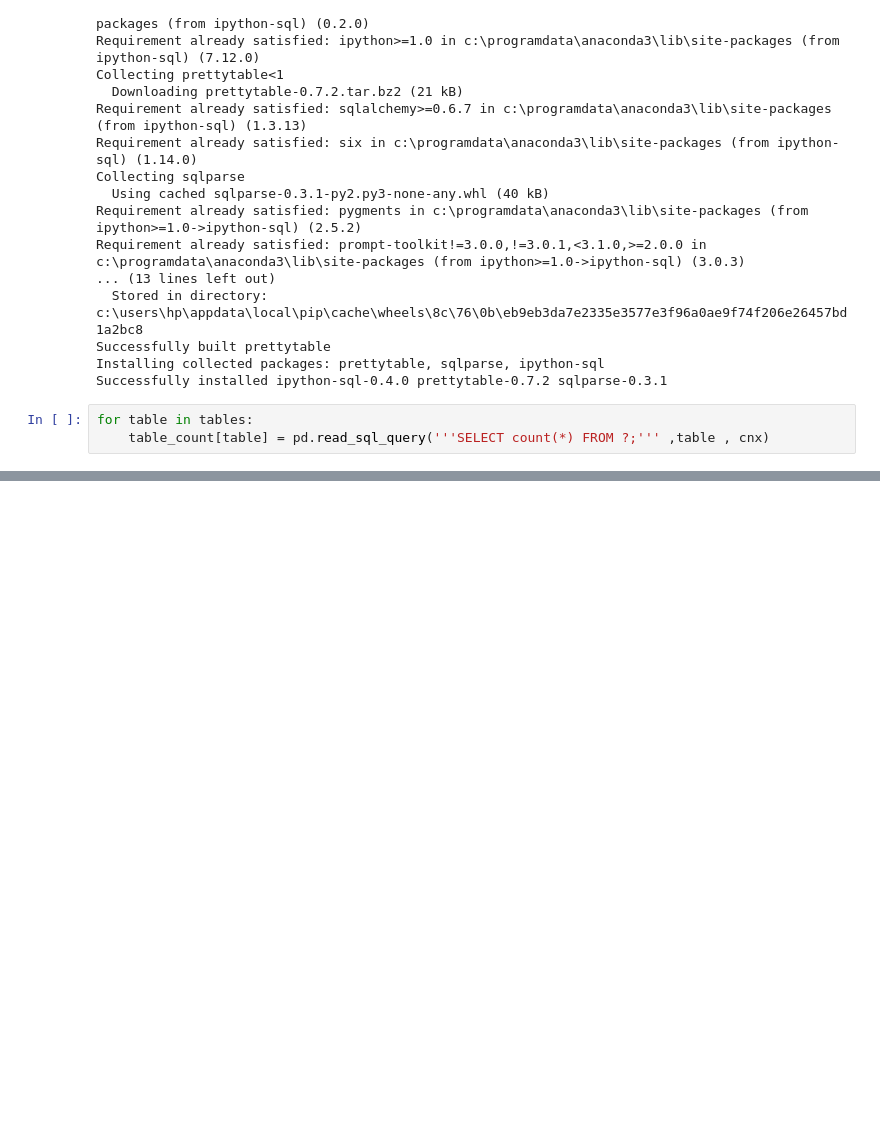
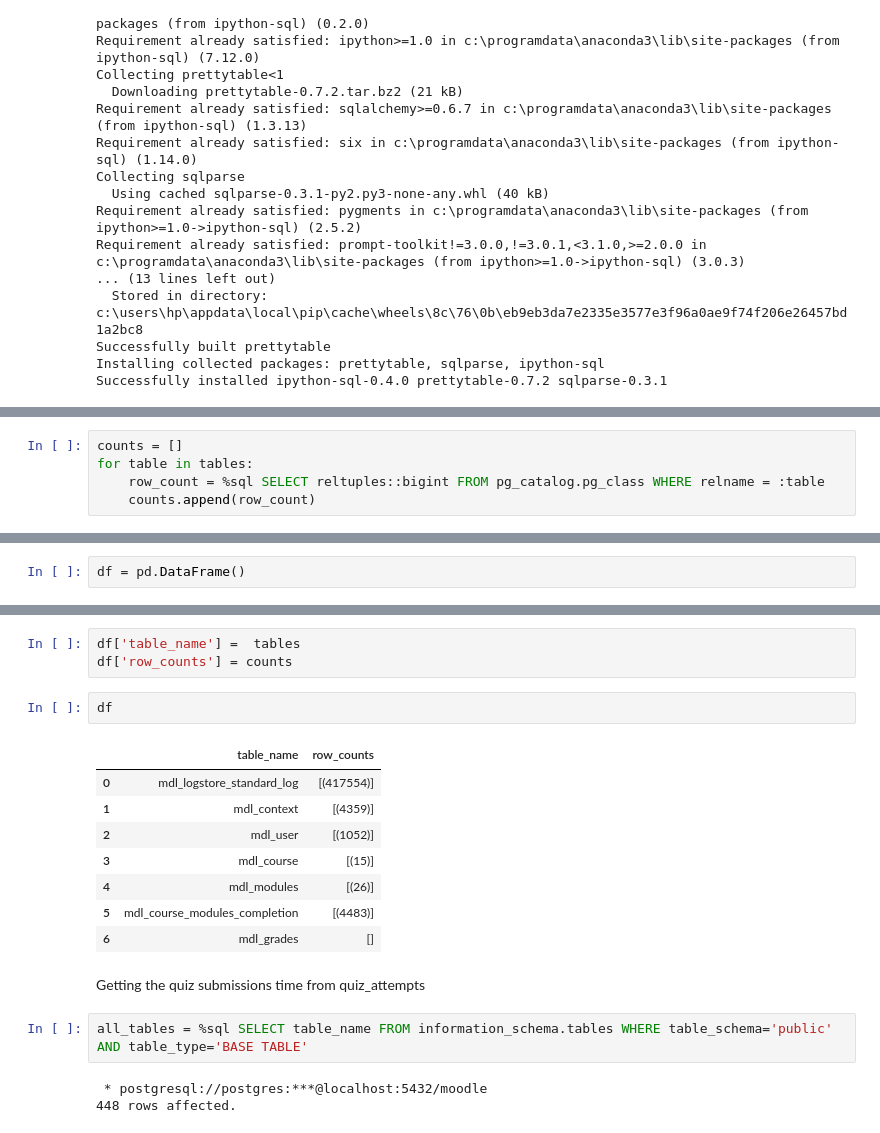
Before and after one commit to WanjohiWanjohi/Learn_Analytics, a Jupyter notebook: Postgres SQL.ipynb, the cells around one changed output, grey strips where cells are left out. Saved outputs shown, nothing was run; the diff lists cells and outputs as text; blank space fills up the shorter version.

```diff
--- a/Postgres SQL.ipynb
+++ b/Postgres SQL.ipynb
@@ -71,6 +77,3 @@ Requirement already satisfied: prompt-toolkit!=3.0.0,!=3.0.1,<3.1.0,>=2.0.0 in c
 Successfully built prettytable
 Installing collected packages: prettytable, sqlparse, ipython-sql
 Successfully installed ipython-sql-0.4.0 prettytable-0.7.2 sqlparse-0.3.1
-# %%
-for table in tables:
-    table_count[table] = pd.read_sql_query('''SELECT count(*) FROM ?;''' ,table , cnx)
@@ -78,0 +80,5 @@ AttributeError: 'str' object has no attribute 'str'
+# %%
+counts = []
+for table in tables:
+    row_count = %sql SELECT reltuples::bigint FROM pg_catalog.pg_class WHERE relname = :table
+    counts.append(row_count)
@@ -78,0 +100,2 @@ AttributeError: 'str' object has no attribute 'str'
+# %%
+df = pd.DataFrame()
@@ -78,0 +113,21 @@ AttributeError: 'str' object has no attribute 'str'
+# %%
+df['table_name'] =  tables
+df['row_counts'] = counts
+# %%
+df
+# %% [output]
+|  | table_name | row_counts |
+| 0 | mdl_logstore_standard_log | [(417554)] |
+| 1 | mdl_context | [(4359)] |
+| 2 | mdl_user | [(1052)] |
+| 3 | mdl_course | [(15)] |
+| 4 | mdl_modules | [(26)] |
+| 5 | mdl_course_modules_completion | [(4483)] |
+| 6 | mdl_grades | [] |
+# %% [markdown]
+Getting the quiz submissions  time from  quiz_attempts
+# %%
+all_tables = %sql SELECT table_name FROM information_schema.tables WHERE table_schema='public' AND table_type='BASE TABLE'
+# %% [output]
+ * postgresql://postgres:***@localhost:5432/moodle
+448 rows affected.
```
Also changed, not shown: parts of 9 cells of this notebook.
